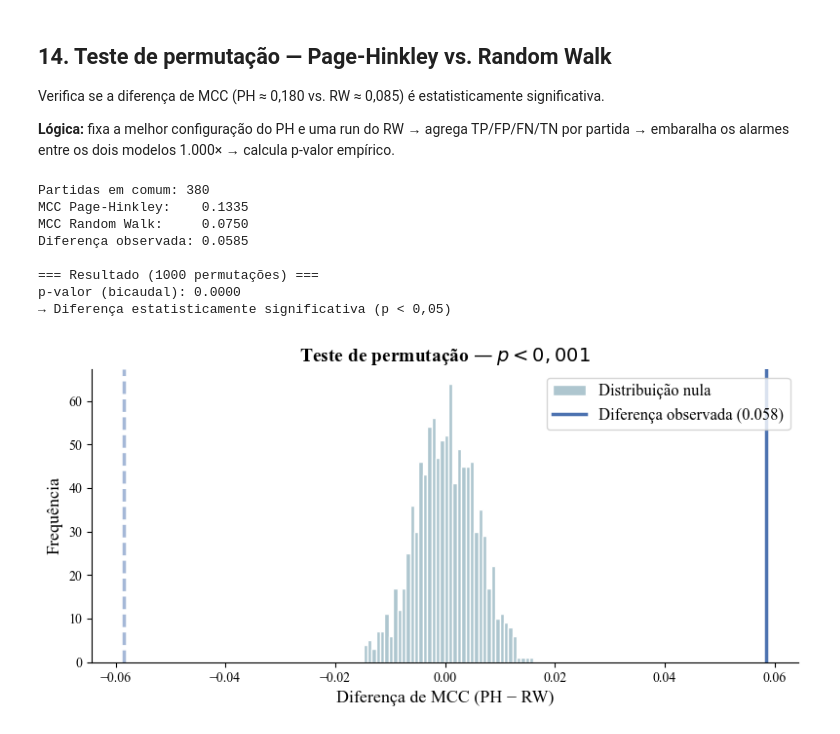
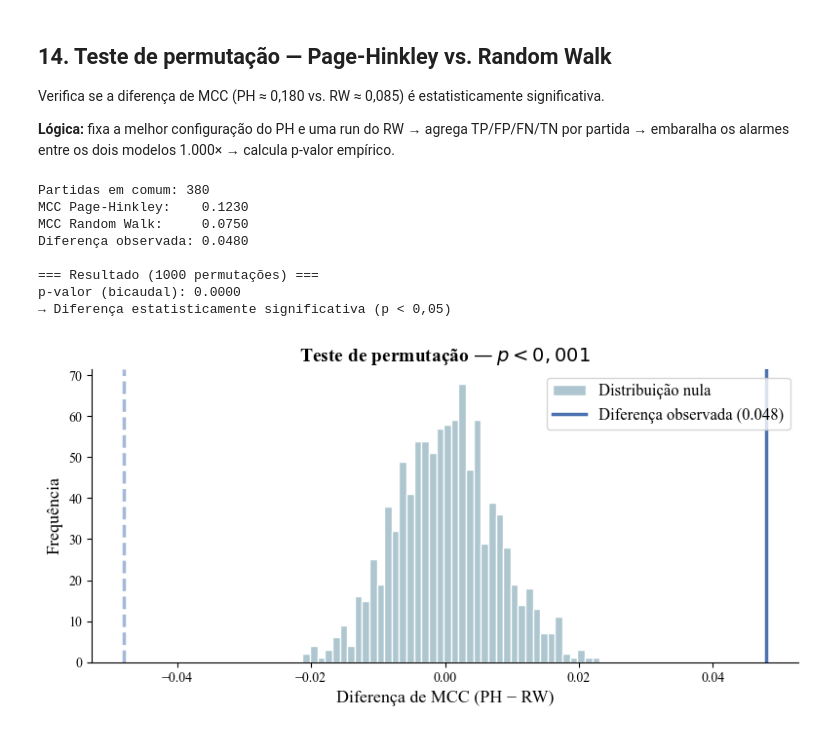
Before and after one commit to anavibiga/mestrado-drift-detection, a Jupyter notebook: notebooks/03_analise_resultados.ipynb, the cells around one changed output. Saved outputs shown, nothing was run; the diff lists cells and outputs as text; code cells hidden in the pictures.

```diff
--- a/notebooks/03_analise_resultados.ipynb
+++ b/notebooks/03_analise_resultados.ipynb
@@ -49,17 +49,17 @@ ORDER = ['v4 Page-Hinkley','v5 KSWIN','v6 ADWIN','v7 Baseline Fixo','v8 Random W
 # %%
 BASE = '../results'
 
-v4 = pd.read_parquet(f'{BASE}/02_model_page_hinkley/results_best.parquet')
-v5 = pd.read_parquet(f'{BASE}/02_model_kswin/results_best.parquet')
-v6 = pd.read_parquet(f'{BASE}/02_model_adwin/results_best.parquet')
-v7 = pd.read_parquet(f'{BASE}/02_model_baseline_fixed/results_best.parquet')
-v8 = pd.read_parquet(f'{BASE}/02_model_baseline_randomwalk/results_best.parquet')
+v4 = pd.read_parquet(f'{BASE}/model_v2/02_model_page_hinkley/results_best.parquet')
+v5 = pd.read_parquet(f'{BASE}/model_v2//02_model_kswin/results_best.parquet')
+v6 = pd.read_parquet(f'{BASE}/model_v2//02_model_adwin/results_best.parquet')
+v7 = pd.read_parquet(f'{BASE}/model_v2//02_model_baseline_fixed/results_best.parquet')
+v8 = pd.read_parquet(f'{BASE}/model_v2//02_model_baseline_randomwalk/results_best.parquet')
 
-v4_side = pd.read_parquet(f'{BASE}/02_model_page_hinkley/results_best_by_side.parquet')
-v5_side = pd.read_parquet(f'{BASE}/02_model_kswin/results_best_by_side.parquet')
-v6_side = pd.read_parquet(f'{BASE}/02_model_adwin/results_best_by_side.parquet')
-v7_side = pd.read_parquet(f'{BASE}/02_model_baseline_fixed/results_best_by_side.parquet')
-v8_side = pd.read_parquet(f'{BASE}/02_model_baseline_randomwalk/results_best_by_side.parquet')
+v4_side = pd.read_parquet(f'{BASE}/model_v2//02_model_page_hinkley/results_best_by_side.parquet')
+v5_side = pd.read_parquet(f'{BASE}/model_v2//02_model_kswin/results_best_by_side.parquet')
+v6_side = pd.read_parquet(f'{BASE}/model_v2//02_model_adwin/results_best_by_side.parquet')
+v7_side = pd.read_parquet(f'{BASE}/model_v2//02_model_baseline_fixed/results_best_by_side.parquet')
+v8_side = pd.read_parquet(f'{BASE}/model_v2//02_model_baseline_randomwalk/results_best_by_side.parquet')
 
 for name in ['v5', 'v6', 'v5_side', 'v6_side']:
     df = locals()[name]
@@ -92,10 +92,10 @@ def agg_configs(df, group_cols, label):
     return g
 
 configs = pd.concat([
-    agg_configs(v4, ['window_ma','cooldown_minutes'],  'v4 Page-Hinkley'),
-    agg_configs(v5, ['window_ma','cooldown_minutes'],  'v5 KSWIN'),
-    agg_configs(v6, ['window_ma','cooldown_minutes'],  'v6 ADWIN'),
-    agg_configs(v7, ['interval_minutes'],              'v7 Baseline Fixo'),
+    agg_configs(v4, ['window_ma'],        'v4 Page-Hinkley'),
+    agg_configs(v5, ['window_ma'],        'v5 KSWIN'),
+    agg_configs(v6, ['window_ma'],        'v6 ADWIN'),
+    agg_configs(v7, ['interval_minutes'], 'v7 Baseline Fixo'),
 ], ignore_index=True)
 
 # v8: agrega por run
@@ -913,8 +899,8 @@ N_PERM = 1000
 rng = np.random.default_rng(42)
 
 # --- 1. Melhor config PH por match_id ---
-raw_ph = pd.read_parquet('../results/02_model_page_hinkley/results_raw.parquet')
-GC = ['window_ma', 'cooldown_minutes', 'feature', 'params']
+raw_ph = pd.read_parquet('../results/model_v2/02_model_page_hinkley/results_raw.parquet')
+GC = ['window_ma', 'feature', 'params']
 
 def _agg_raw_gc(df, group_cols):
     g = df.groupby(group_cols, as_index=False).agg(
@@ -925,10 +911,9 @@ def _agg_raw_gc(df, group_cols):
 best_ph = _agg_raw_gc(raw_ph, GC).sort_values('mcc', ascending=False).iloc[0]
 
 mask_ph = (
-    (raw_ph['window_ma']        == best_ph.window_ma) &
-    (raw_ph['cooldown_minutes'] == best_ph.cooldown_minutes) &
-    (raw_ph['feature']          == best_ph.feature) &
-    (raw_ph['params']           == best_ph.params)
+    (raw_ph['window_ma'] == best_ph.window_ma) &
+    (raw_ph['feature']   == best_ph.feature) &
+    (raw_ph['params']    == best_ph.params)
 )
 ph_by_match = (raw_ph[mask_ph]
                .groupby('match_id', as_index=False)
@@ -936,7 +921,7 @@ ph_by_match = (raw_ph[mask_ph]
                .sort_values('match_id').reset_index(drop=True))
 
 # --- 2. Random Walk — run_number mínima (results_raw tem match_id) ---
-raw_rw = pd.read_parquet('../results/02_model_baseline_randomwalk/results_raw.parquet')
+raw_rw = pd.read_parquet('../results/model_v2/02_model_baseline_randomwalk/results_raw.parquet')
 rw_run1 = raw_rw[raw_rw['run_number'] == raw_rw['run_number'].min()]
 rw_by_match = (rw_run1
                .groupby('match_id', as_index=False)
@@ -980,33 +965,33 @@ for i in range(N_PERM):
 
 p_value = (np.abs(diffs_perm) >= np.abs(diff_obs)).mean()
 print(f"\n=== Resultado ({N_PERM} permutações) ===")
 print(f"p-valor (bicaudal): {p_value:.4f}")
 if p_value < 0.05:
     print("→ Diferença estatisticamente significativa (p < 0,05)")
 else:
     print("→ Diferença NÃO significativa (p ≥ 0,05)")
 
 # --- 4. Figura ---
 fig, ax = plt.subplots(figsize=(8, 4))
 ax.hist(diffs_perm, bins=40, color='#aec6cf', edgecolor='white', label='Distribuição nula')
 ax.axvline(diff_obs, color='#4C72B0', linewidth=2.5, label=f'Diferença observada ({diff_obs:.3f})')
 ax.axvline(-diff_obs, color='#4C72B0', linewidth=2.5, linestyle='--', alpha=0.5)
 ax.set_xlabel('Diferença de MCC (PH − RW)', fontsize=13)
 ax.set_ylabel('Frequência', fontsize=13)
 ax.set_title(f'Teste de permutação — $p < 0,001$',
              fontsize=14, fontweight='bold')
 ax.legend(fontsize=12)
 ax.spines['top'].set_visible(False)
 ax.spines['right'].set_visible(False)
 plt.tight_layout()
 plt.show()
 # %% [output]
 Partidas em comum: 380
-MCC Page-Hinkley:    0.1335
+MCC Page-Hinkley:    0.1230
 MCC Random Walk:     0.0750
-Diferença observada: 0.0585
+Diferença observada: 0.0480
 
 === Resultado (1000 permutações) ===
 p-valor (bicaudal): 0.0000
 → Diferença estatisticamente significativa (p < 0,05)
-[figure, old version]
+[figure, new version]
```
Also changed, not shown: parts of 9 cells of this notebook, 24 other files.
